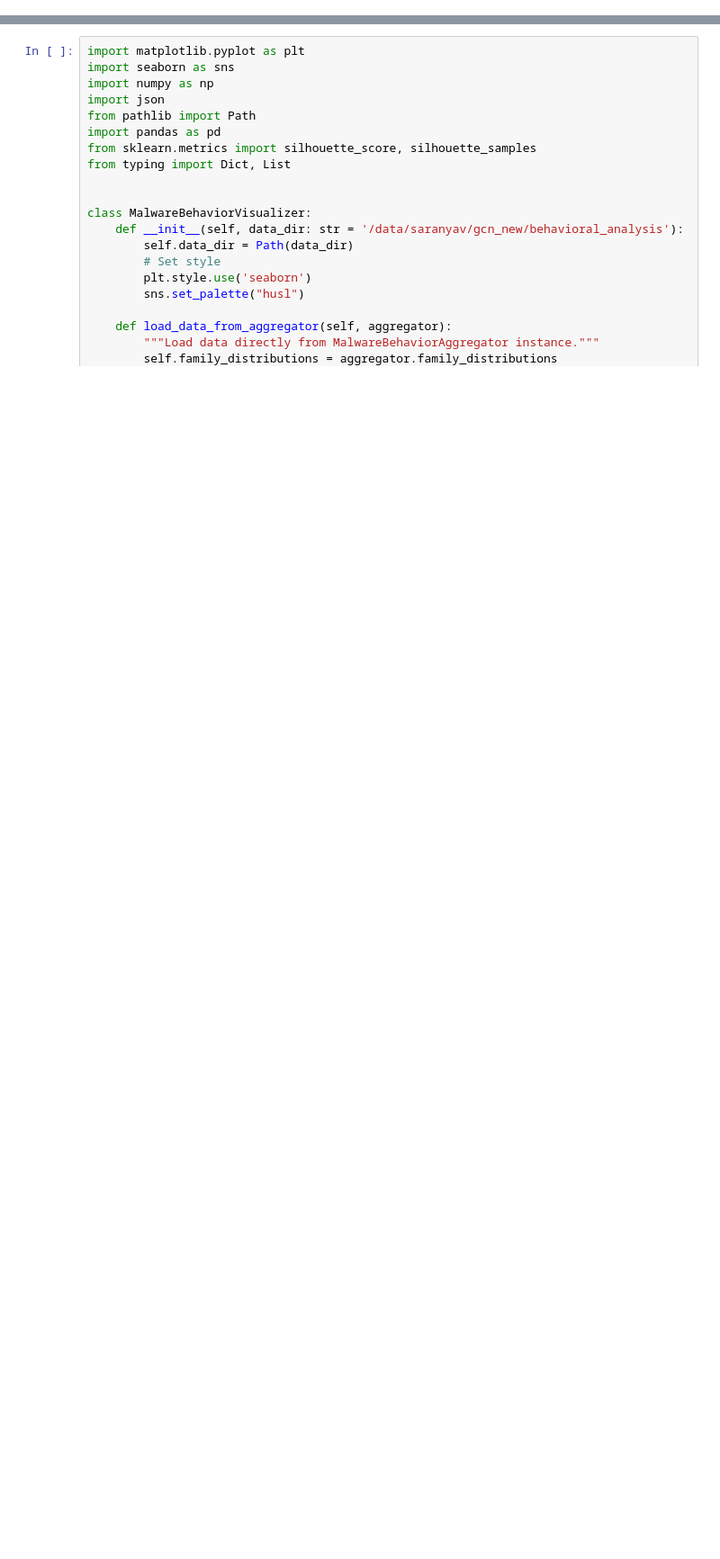
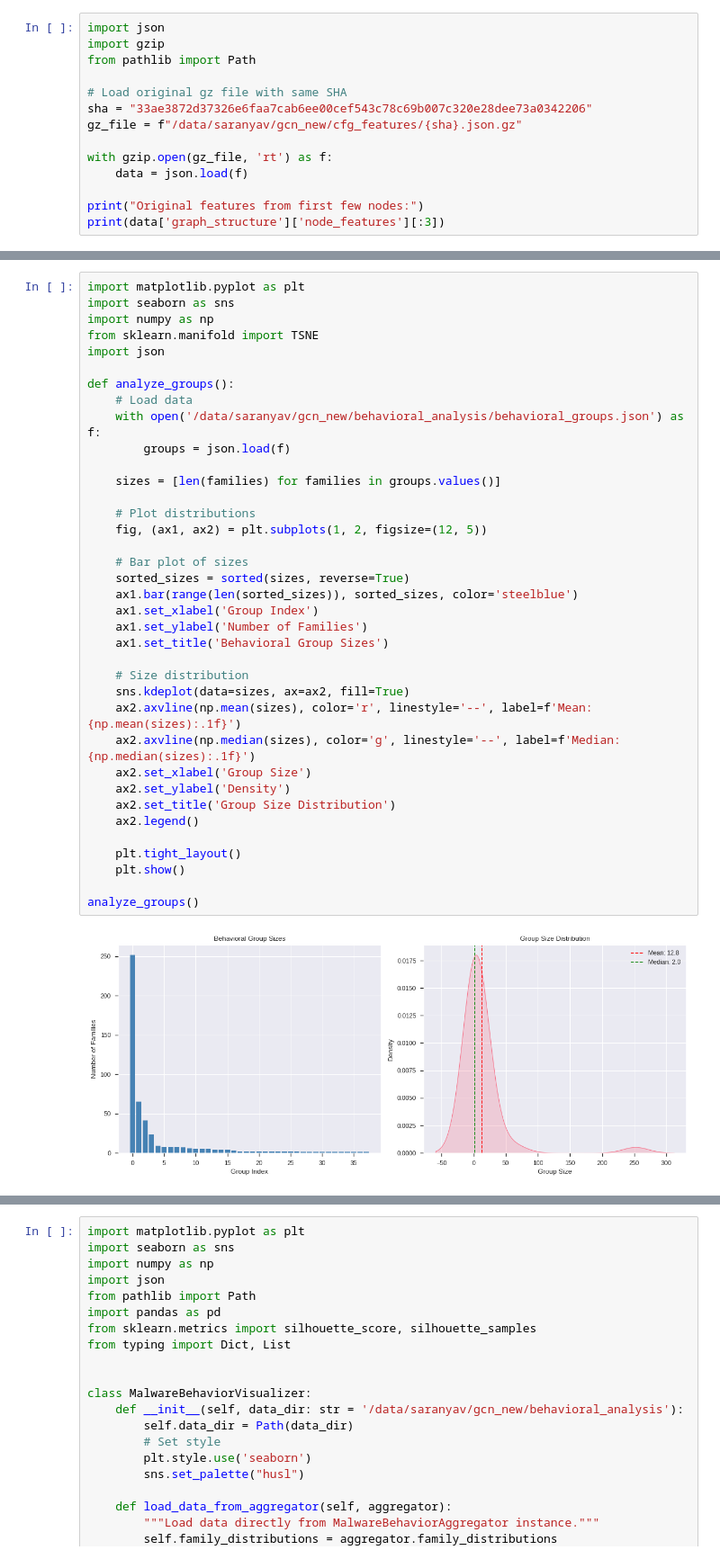
Before and after one commit to svijayakumar2/gcn_new, a Jupyter notebook: Plotting/feature_plotting.ipynb, the cells around one changed output, grey strips where cells are left out. Shown at 90% size. Drawn from its saved outputs; the diff is of its cells as text; blank space fills up the shorter version.

```diff
--- a/Plotting/feature_plotting.ipynb
+++ b/Plotting/feature_plotting.ipynb
@@ -0,0 +625,14 @@
+# %%
+import json
+import gzip
+from pathlib import Path
+
+# Load original gz file with same SHA
+sha = "33ae3872d37326e6faa7cab6ee00cef543c78c69b007c320e28dee73a0342206"
+gz_file = f"/data/saranyav/gcn_new/cfg_features/{sha}.json.gz"
+
+with gzip.open(gz_file, 'rt') as f:
+    data = json.load(f)
+
+print("Original features from first few nodes:")
+print(data['graph_structure']['node_features'][:3])
@@ -0,0 +755,39 @@
+# %%
+import matplotlib.pyplot as plt
+import seaborn as sns
+import numpy as np
+from sklearn.manifold import TSNE
+import json
+
+def analyze_groups():
+    # Load data
+    with open('/data/saranyav/gcn_new/behavioral_analysis/behavioral_groups.json') as f:
+        groups = json.load(f)
+
+    sizes = [len(families) for families in groups.values()]
+
+    # Plot distributions
+    fig, (ax1, ax2) = plt.subplots(1, 2, figsize=(12, 5))
+
+    # Bar plot of sizes
+    sorted_sizes = sorted(sizes, reverse=True)
+    ax1.bar(range(len(sorted_sizes)), sorted_sizes, color='steelblue')
+    ax1.set_xlabel('Group Index')
+    ax1.set_ylabel('Number of Families')
+    ax1.set_title('Behavioral Group Sizes')
+
+    # Size distribution
+    sns.kdeplot(data=sizes, ax=ax2, fill=True)
+    ax2.axvline(np.mean(sizes), color='r', linestyle='--', label=f'Mean: {np.mean(sizes):.1f}')
+    ax2.axvline(np.median(sizes), color='g', linestyle='--', label=f'Median: {np.median(sizes):.1f}')
+    ax2.set_xlabel('Group Size')
+    ax2.set_ylabel('Density')
+    ax2.set_title('Group Size Distribution')
+    ax2.legend()
+
+    plt.tight_layout()
+    plt.show()
+
+analyze_groups()
+# %% [output]
+[figure, added]
```
Also changed, not shown: parts of 18 cells of this notebook, 10 other files.
